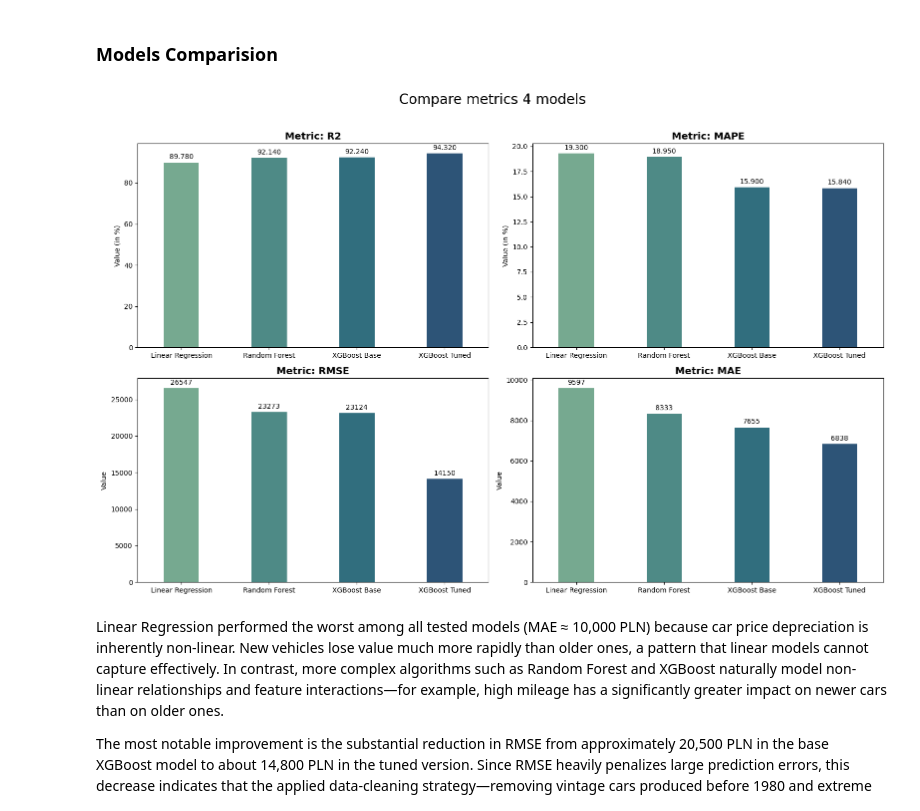
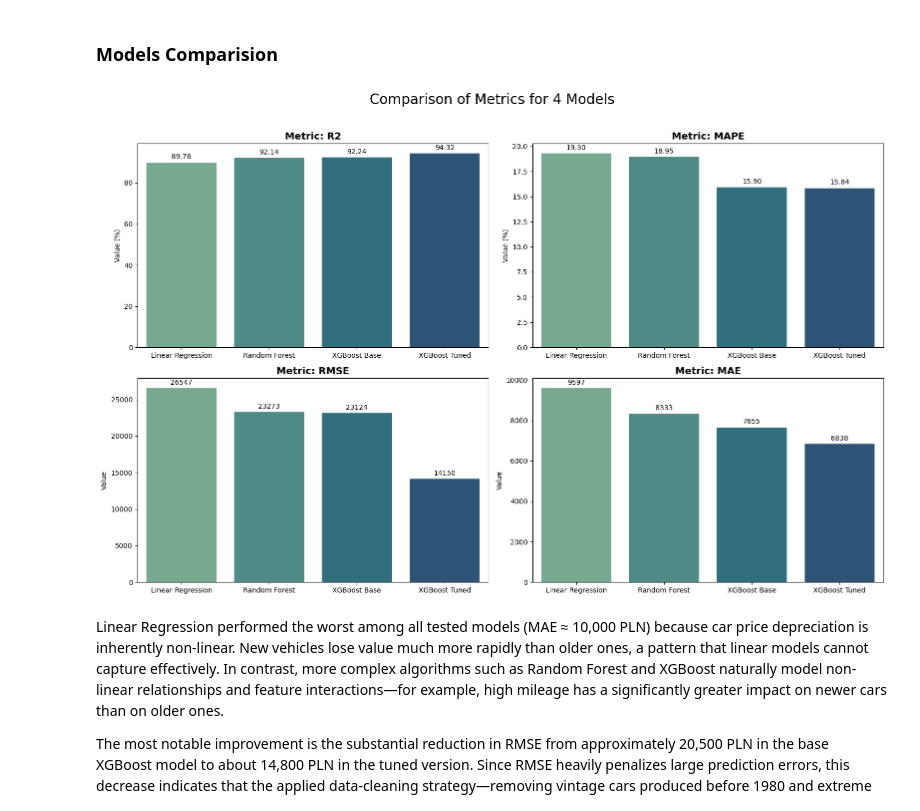
Before and after one commit to Przemsonn05/Cars-Price-Prediction-in-Poland, a Jupyter notebook: notebooks/cars_price_prediction.ipynb, the cells around one changed output. Saved outputs shown, nothing was run; the diff lists cells and outputs as text; code cells hidden in the pictures.

```diff
--- a/notebooks/cars_price_prediction.ipynb
+++ b/notebooks/cars_price_prediction.ipynb
@@ -1713,80 +1713,62 @@ models_data = [
     ('Linear Regression', data_model_1),
     ('Random Forest', data_model_2),
     ('XGBoost Base', data_model_3),
     ('XGBoost Tuned', data_model_4)
 ]
 
 dfs = []
 for model_name, metrics_dict in models_data:
     temp_df = pd.DataFrame(list(metrics_dict.items()), columns=['Metric', 'Value'])
     temp_df['Model'] = model_name
     dfs.append(temp_df)
 
 df_all = pd.concat(dfs, ignore_index=True)
 df_all['Value'] = pd.to_numeric(df_all['Value'])
 
 metrics_to_plot = ['R2', 'MAPE', 'RMSE', 'MAE']
 
 fig, axes = plt.subplots(nrows=2, ncols=2, figsize=(16, 10))
 axes = axes.flatten()
 
+palette = sns.color_palette("crest", n_colors=len(models_data))
+
 for i, metric in enumerate(metrics_to_plot):
+    subset = df_all[df_all['Metric'] == metric]
+
+    sns.barplot(
+        data=subset,
+        x='Model',
+        y='Value',
+        hue='Model',
+        palette=palette,
+        ax=axes[i],
+        dodge=False
+    )
+
+    axes[i].set_title(f'Metric: {metric}', fontsize=14, fontweight='bold')
+    axes[i].set_xlabel('')
 
     if metric in ['R2', 'MAPE']:
-        subset = df_all[df_all['Metric'] == metric]
+        axes[i].set_ylabel('Value (%)')
+        fmt = '%.2f'
+    else:
+        axes[i].set_ylabel('Value')
+        fmt = '%.0f'
 
-        sns.barplot(
-            data=subset,
-            x='Model',
-            y='Value',
-            hue='Model',
-            palette='crest',
-            ax=axes[i],
-            width=0.4,
-            dodge=False
-        )
+    for container in axes[i].containers:
+        axes[i].bar_label(container, fmt=fmt, padding=3)
 
-        axes[i].set_title(f'Metric: {metric}', fontsize=14, fontweight='bold')
-        axes[i].set_xlabel('')
-        axes[i].set_ylabel('Value (in %)')
+    if axes[i].get_legend():
+        axes[i].get_legend().remove()
 
-        fmt = '%.3f' if metric in ['R2', 'MAPE'] else '%.0f'
-        for container in axes[i].containers:
-            axes[i].bar_label(container, fmt=fmt, padding=3)
+plt.suptitle('Comparison of Metrics for 4 Models', fontsize=20, y=1.02)
+plt.tight_layout()
 
-        if axes[i].get_legend():
-            axes[i].get_legend().remove()
+plt.savefig("../images/model_comparison.png", dpi=300, bbox_inches='tight')
 
-    else:
-        subset = df_all[df_all['Metric'] == metric]
-
-        sns.barplot(
-            data=subset,
-            x='Model',
-            y='Value',
-            hue='Model',
-            palette='crest',
-            ax=axes[i],
-            width=0.4,
-            dodge=False
-        )
-
-        axes[i].set_title(f'Metric: {metric}', fontsize=14, fontweight='bold')
-        axes[i].set_xlabel('')
-        axes[i].set_ylabel('Value')
-
-        fmt = '%.3f' if metric in ['R2', 'MAPE'] else '%.0f'
-        for container in axes[i].containers:
-            axes[i].bar_label(container, fmt=fmt, padding=3)
-
-        if axes[i].get_legend():
-            axes[i].get_legend().remove()
-
-plt.suptitle('Compare metrics 4 models', fontsize=20, y=1.02)
-plt.tight_layout()
 plt.show()
 # %% [output]
-[figure, old version]
+[figure, new version]
 # %% [markdown]
 Linear Regression performed the worst among all tested models (MAE ≈ 10,000 PLN) because car price depreciation is inherently non-linear. New vehicles lose value much more rapidly than older ones, a pattern that linear models cannot capture effectively. In contrast, more complex algorithms such as Random Forest and XGBoost naturally model non-linear relationships and feature interactions—for example, high mileage has a significantly greater impact on newer cars than on older ones.
 
```
Also changed, not shown: 2 other files.
